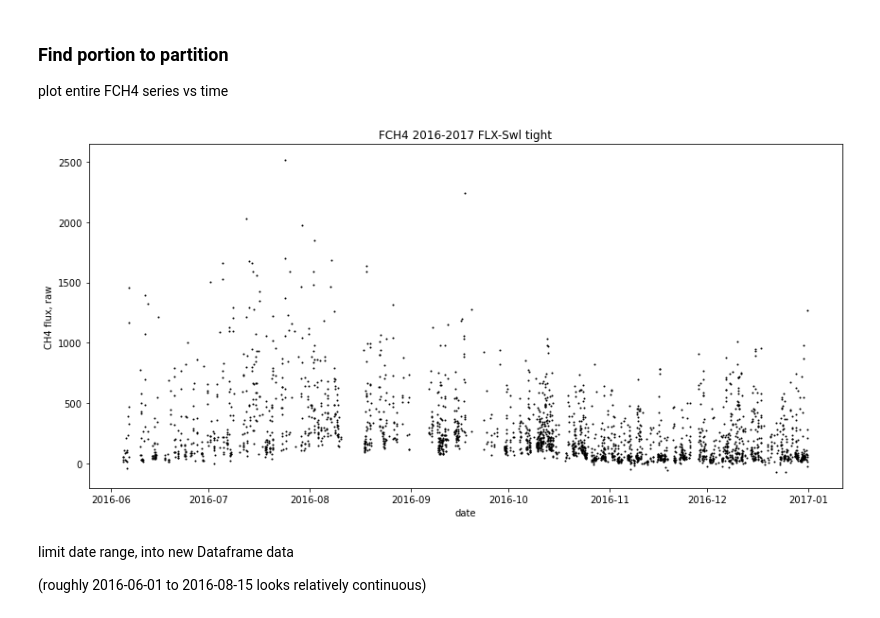
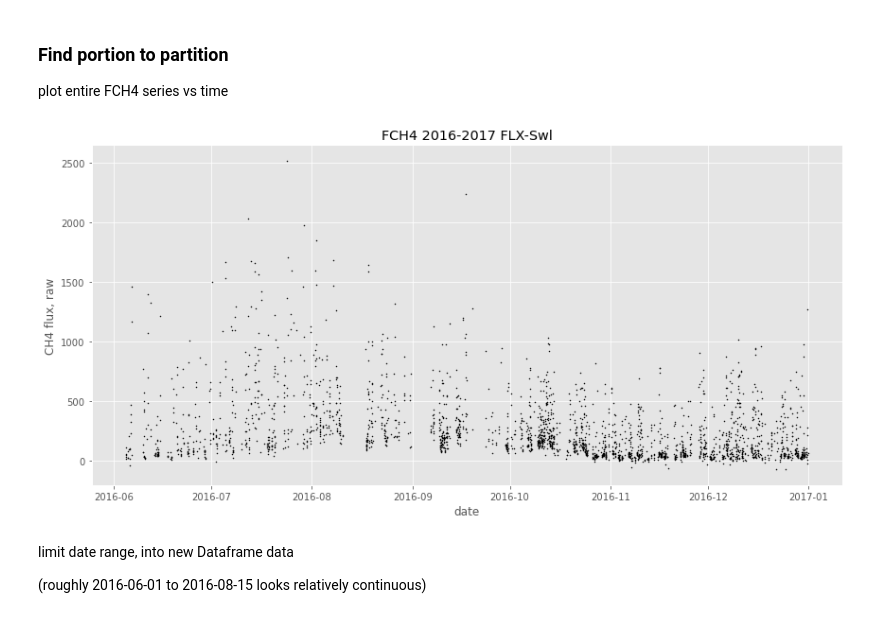
Before and after one commit to ottobriner/wavelet-partition, a Jupyter notebook: wavelet-partition.ipynb, the cells around one changed output. Drawn from its saved outputs; the diff is of its cells as text; code cells hidden in the pictures.

Commit message:
plotting, exploring manual padding

```diff
--- a/wavelet-partition.ipynb
+++ b/wavelet-partition.ipynb
@@ -10,3 +13,6 @@ text_kwargs = dict(ha='center', va='center', fontsize=28, color='C1') # set glob
+# %%
+plt.style.use('ggplot')
+# text_kwargs = dict(ha='center', va='center', fontsize=28, color='C1') # global plotting settings
 # %% [markdown]
 ## Import data and process
 
@@ -24,6 +30,7 @@ df = df.loc[:, ["TIMESTAMP_START", "LE", "FCH4", "TA", "FCH4_F", "TA_F"]]
 replace missing with nan, forward-pad nans to new column "FCH4_P"
 # %%
 df = df.replace(-9999, np.nan)
-df['FCH4_P'] = df["FCH4"].fillna(method="pad", limit=3)
+for i in range(10):
+    df['FCH4_P{}'.format(i+1)] = df["FCH4"].fillna(method="pad", limit=i+1)
 # %% [markdown]
 parse timestamp to new column "date"
@@ -43,12 +43,12 @@ plot entire FCH4 series vs time
 # %%
 fig, ax = plt.subplots(figsize=(12, 6))
 ax.scatter(df['date'], df['FCH4'], c='k', s=1)
 ax.set_ylabel("CH4 flux, raw")
 ax.set_xlabel("date")
-ax.set_title("FCH4 2016-2017 FLX-Swl tight")
+ax.set_title("FCH4 2016-2017 FLX-Swl")
 plt.tight_layout()
 # %% [output]
-[figure, old version]
+[figure, new version]
 # %% [markdown]
 limit date range, into new Dataframe data
 
```
Also changed, not shown: parts of 20 cells of this notebook.
